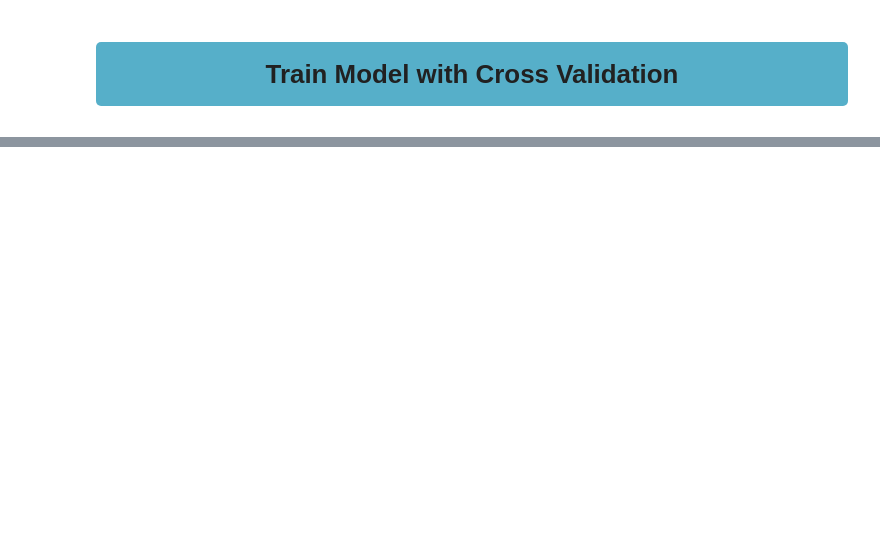
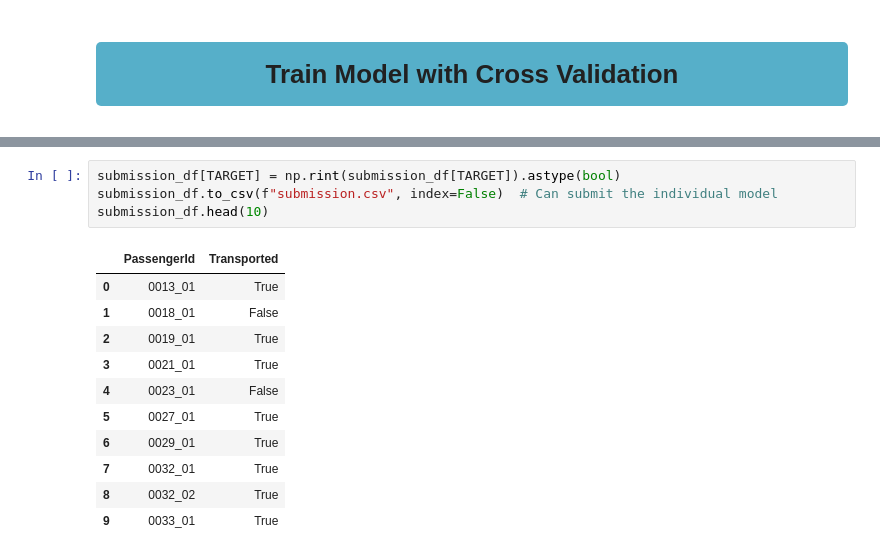
Before and after one commit to melling/ml-kaggle-spaceship-titanic, a Jupyter notebook: spaceship-titanic-eda.ipynb, the cells around one changed output, grey strips where cells are left out. Saved outputs shown, nothing was run; the diff lists cells and outputs as text; blank space fills up the shorter version.

```diff
--- a/spaceship-titanic-eda.ipynb
+++ b/spaceship-titanic-eda.ipynb
@@ -608,0 +852,16 @@ check_low_cardinality(train, cat_features, 25)
+# %%
+submission_df[TARGET] = np.rint(submission_df[TARGET]).astype(bool)
+submission_df.to_csv(f"submission.csv", index=False)  # Can submit the individual model
+submission_df.head(10)
+# %% [output]
+|  | PassengerId | Transported |
+| 0 | 0013_01 | True |
+| 1 | 0018_01 | False |
+| 2 | 0019_01 | True |
+| 3 | 0021_01 | True |
+| 4 | 0023_01 | False |
+| 5 | 0027_01 | True |
+| 6 | 0029_01 | True |
+| 7 | 0032_01 | True |
+| 8 | 0032_02 | True |
+| 9 | 0033_01 | True |
```
Also changed, not shown: parts of 20 cells of this notebook.
